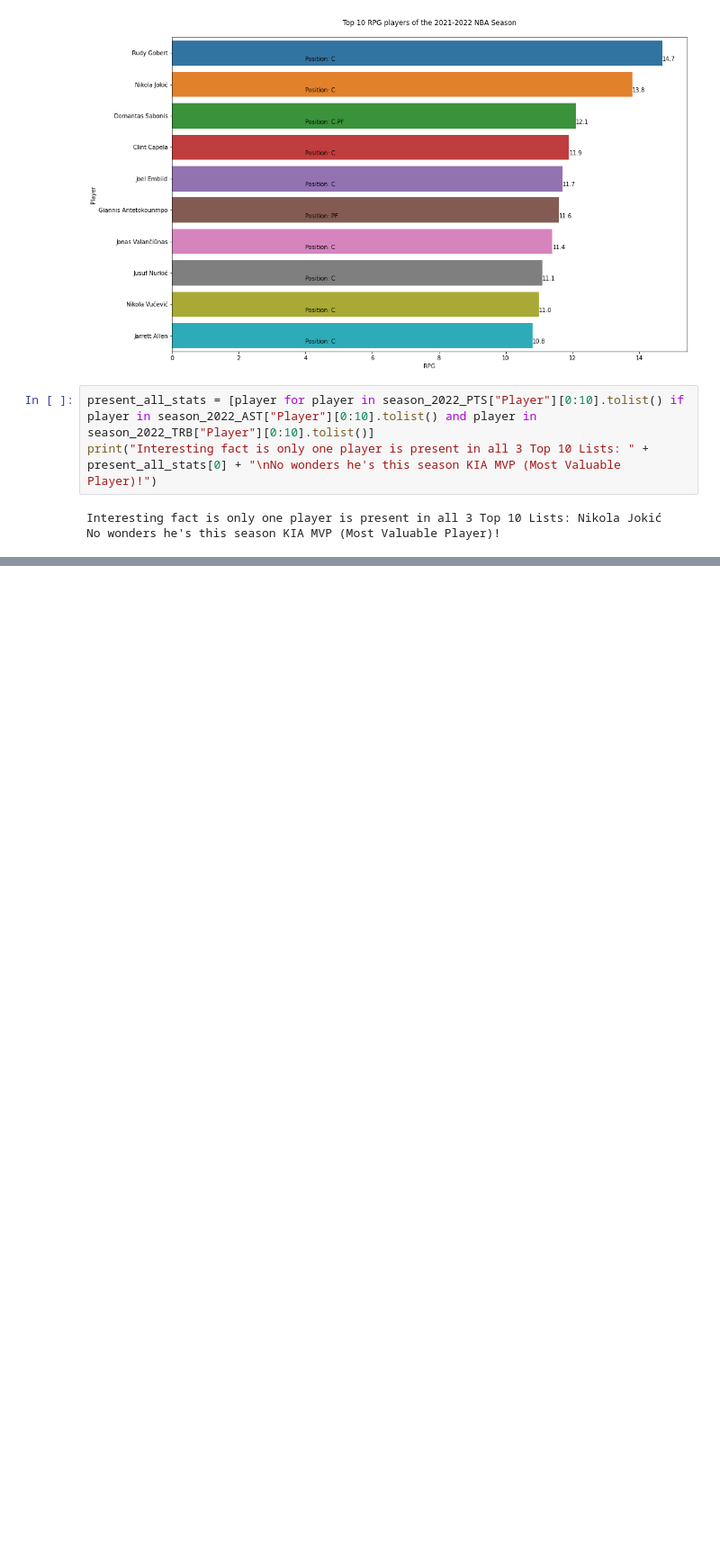
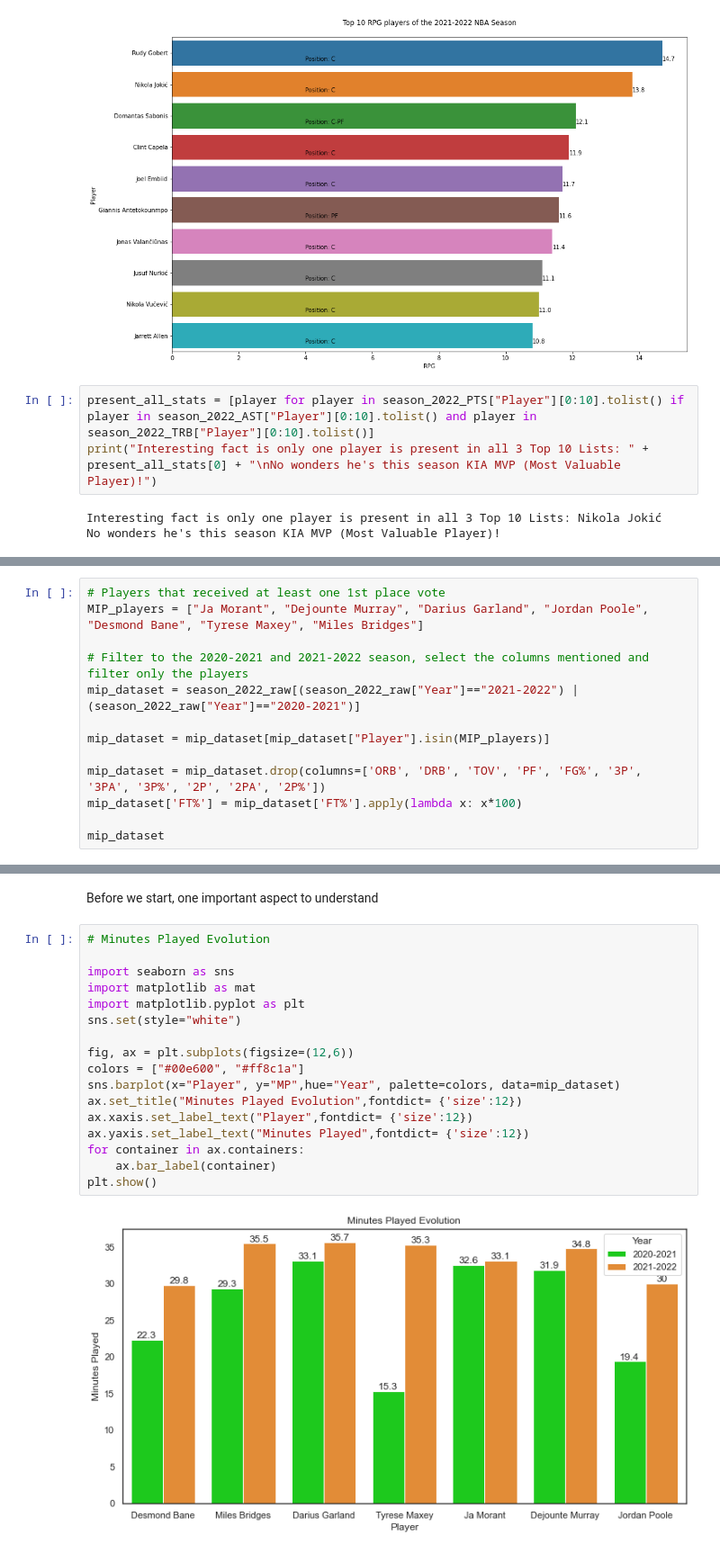
Before and after one commit to victorleaoo/NBA-Data-Science-Project, a Jupyter notebook: NBA.ipynb, the cells around one changed output, grey strips where cells are left out. Shown at 90% size. Drawn from its saved outputs; the diff is of its cells as text; blank space fills up the shorter version.

Commit message:
starting analyze of MIP nba

```diff
--- a/NBA.ipynb
+++ b/NBA.ipynb
@@ -289,0 +294,13 @@ No wonders he's this season KIA MVP (Most Valuable Player)!
+# %%
+# Players that received at least one 1st place vote
+MIP_players = ["Ja Morant", "Dejounte Murray", "Darius Garland", "Jordan Poole", "Desmond Bane", "Tyrese Maxey", "Miles Bridges"]
+
+# Filter to the 2020-2021 and 2021-2022 season, select the columns mentioned and filter only the players
+mip_dataset = season_2022_raw[(season_2022_raw["Year"]=="2021-2022") | (season_2022_raw["Year"]=="2020-2021")]
+
+mip_dataset = mip_dataset[mip_dataset["Player"].isin(MIP_players)]
+
+mip_dataset = mip_dataset.drop(columns=['ORB', 'DRB', 'TOV', 'PF', 'FG%', '3P', '3PA', '3P%', '2P', '2PA', '2P%'])
+mip_dataset['FT%'] = mip_dataset['FT%'].apply(lambda x: x*100)
+
+mip_dataset
@@ -289,0 +323,21 @@ No wonders he's this season KIA MVP (Most Valuable Player)!
+# %% [markdown]
+Before we start, one important aspect to understand
+# %%
+# Minutes Played Evolution
+
+import seaborn as sns
+import matplotlib as mat
+import matplotlib.pyplot as plt
+sns.set(style="white")
+
+fig, ax = plt.subplots(figsize=(12,6))
+colors = ["#00e600", "#ff8c1a"]
+sns.barplot(x="Player", y="MP",hue="Year", palette=colors, data=mip_dataset)
+ax.set_title("Minutes Played Evolution",fontdict= {'size':12})
+ax.xaxis.set_label_text("Player",fontdict= {'size':12})
+ax.yaxis.set_label_text("Minutes Played",fontdict= {'size':12})
+for container in ax.containers:
+    ax.bar_label(container)
+plt.show()
+# %% [output]
+[figure, added]
```
Also changed, not shown: parts of 6 cells of this notebook.
